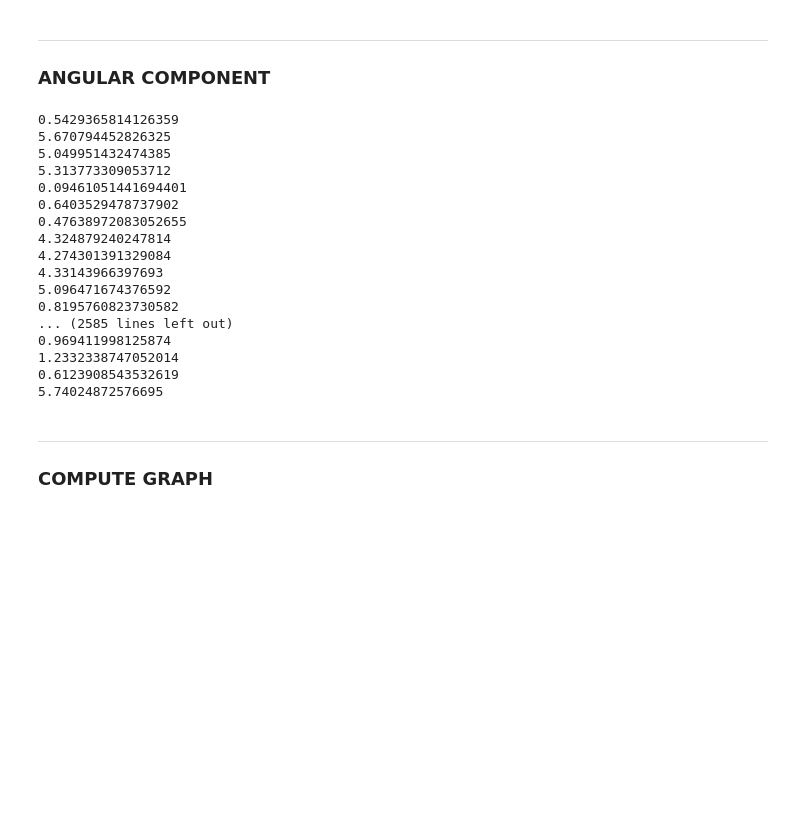
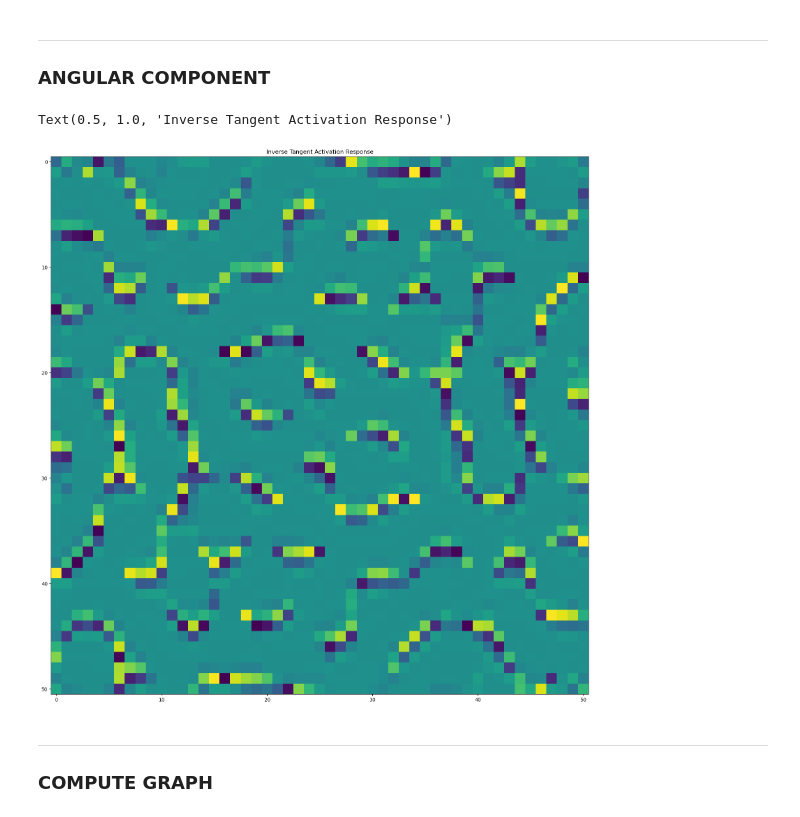
Before and after one commit to epochlab/LAM, a Jupyter notebook: lab/build_dev_10.ipynb, the cells around one changed output. Drawn from its saved outputs; the diff is of its cells as text; code cells hidden in the pictures; blank space fills up the shorter version.

```diff
--- a/lab/build_dev_10.ipynb
+++ b/lab/build_dev_10.ipynb
@@ -33,28 +33,22 @@ Theta θ | min: 0.0012 max: 6.282
 ---
 
 ### ANGULAR COMPONENT
-# %%
-for i in range(src.shape[0]):
-    for j in range(src.shape[1]):
-        print(src[i][j])
-# %% [output]
-0.5429365814126359
-5.670794452826325
-5.049951432474385
-5.313773309053712
-0.09461051441694401
-0.6403529478737902
-0.47638972083052655
-4.324879240247814
-4.274301391329084
-4.33143966397693
-5.096471674376592
-0.8195760823730582
-... (2585 lines left out)
-0.969411998125874
-1.2332338747052014
-0.6123908543532619
-5.74024872576695
+# %%
+features = np.zeros_like(src)
+for i in range(src.shape[0]):
+    for j in range(src.shape[1]):
+        x = src[i][j] - np.pi # Arc tangent | -π and π
+        deg = np.rad2deg(x*0.5) # *0.5 to keep range between -90 and 90
+
+        kernel = libtools.gabor_filter(2, 1, deg) # Orientation
+        features[i][j] = np.sum(x * kernel) # Firing Rate / Response
+# %%
+plt.figure(figsize=(20,20))
+plt.imshow(features)
+plt.title('Inverse Tangent Activation Response')
+# %% [output]
+Text(0.5, 1.0, 'Inverse Tangent Activation Response')
+[figure, added]
 # %% [markdown]
 ---
 
```
Also changed, not shown: parts of 3 cells of this notebook, 2 other files.
